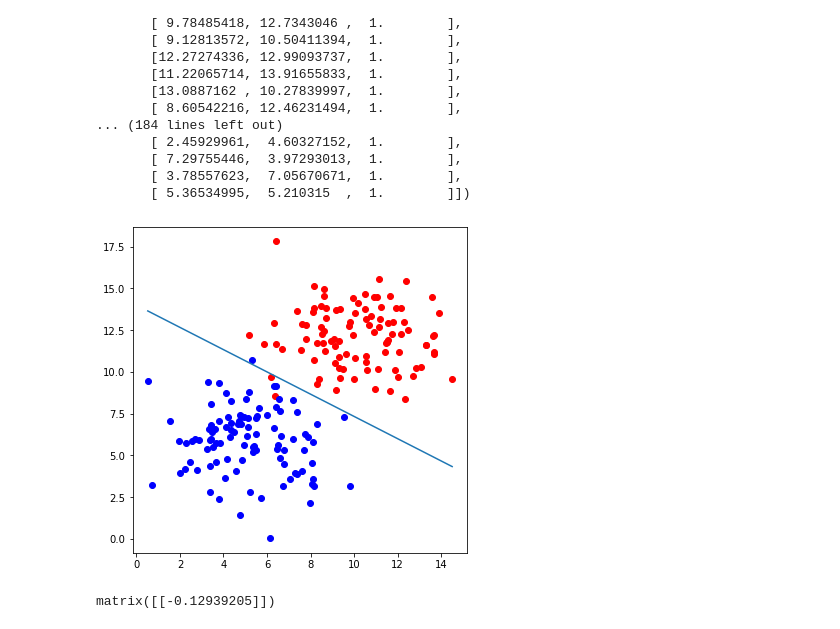
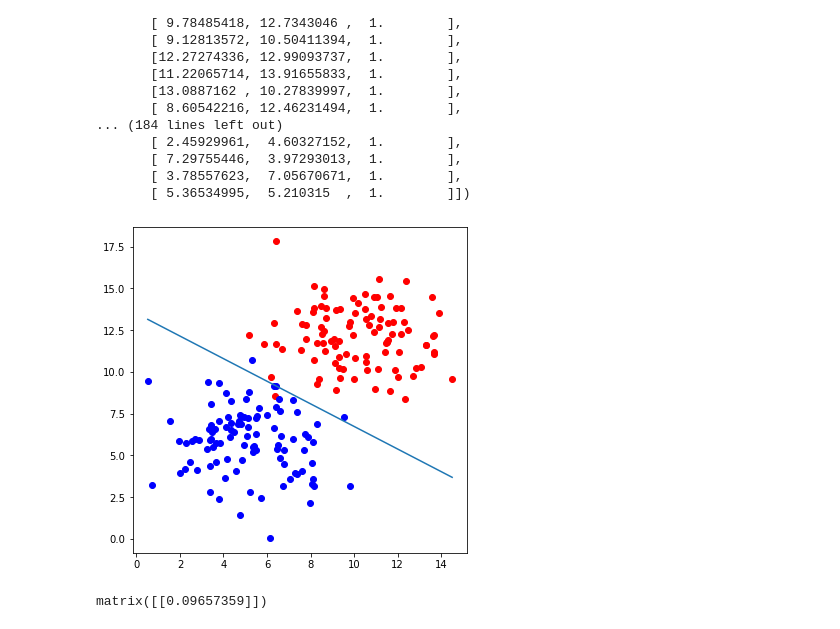
Before and after one commit to AhmedSheded/self-driving-car, a Jupyter notebook: logistic Regression.ipynb, the cells around one changed output. Cells and saved outputs as stored; diff of their text form; code cells hidden in the pictures.

Commit message:
gradient descent

```diff
--- a/logistic Regression.ipynb
+++ b/logistic Regression.ipynb
@@ -13,6 +13,22 @@ def calculate_error(line_param, points, y):
     p = sigmoid(points*line_param)
     cross_entropy = -(1/m)*(np.log(p).T*y + (1-p).T*(1-y))
     return cross_entropy
+
+def gradient_descent(line_param, pointes, y, alpha, iterations):
+    m = pointes.shape[0]
+    history = []
+    for i in range(iterations):
+        p = sigmoid(pointes*line_param)
+        gradient = (pointes.T*(p-y))*(alpha/m)
+        line_param = line_param-gradient
+        w1 = line_param.item(0)
+        w2 = line_param.item(1)
+        b = line_param.item(2)
+        x1 = np.array([pointes[:, 0].min(), pointes[:, 0].max()])
+        x2 = -b / w2+x1*(-w1 / w2)
+        history.append(float(calculate_error(line_param, pointes, y)))
+    draw(x1, x2)
+    return history
 # %%
 points=100
 np.random.seed(2222)
@@ -20,14 +36,12 @@ bias = np.ones(points)
 top_region=np.array([np.random.normal(10, 2, points), np.random.normal(12, 2, points), bias]).T
 bottom_region=np.array([np.random.normal(5, 2, points), np.random.normal(6, 2, points), bias]).T
 all_points=np.vstack((top_region, bottom_region))
-w1, w2, b = -0.1, -0.15, 2.1
-line_parameters=np.matrix([w1, w2, b]).T
-x1 = np.array([bottom_region[:, 0].min(), top_region[:, 0].max()])
-x2 = -b / w2+x1*(-w1 / w2)
+line_parameters=np.matrix(np.zeros(3)).T
+# x1 = np.array([bottom_region[:, 0].min(), top_region[:, 0].max()])
+# x2 = -b / w2+x1*(-w1 / w2)
 linear_compination=all_points*line_parameters
 probabilities=sigmoid(linear_compination)
 y=np.array([np.zeros(points), np.ones(points)]).reshape(points*2, 1)
-y
 # %% [output]
 array([[0.],
        [0.],
@@ -69,12 +83,12 @@ array([[ 8.11841707, 13.5735829 ,  1.        ],
 # %%
 fig, ax = plt.subplots(figsize=(6, 6))
 ax.scatter(top_region[:, 0], top_region[:, 1], c='r')
 ax.scatter(bottom_region[:, 0], bottom_region[:, 1], c='b')
-draw(x1, x2)
+history = gradient_descent(line_parameters, all_points, y, 0.09, 1000)
 plt.show()
 # %% [output]
-[figure, old version]
+[figure, new version]
 # %%
 calculate_error(line_parameters, all_points, y)
 # %% [output]
-matrix([[-0.12939205]])
+matrix([[0.09657359]])
```
Also changed, not shown: parts of 2 cells of this notebook, 1 other file.
